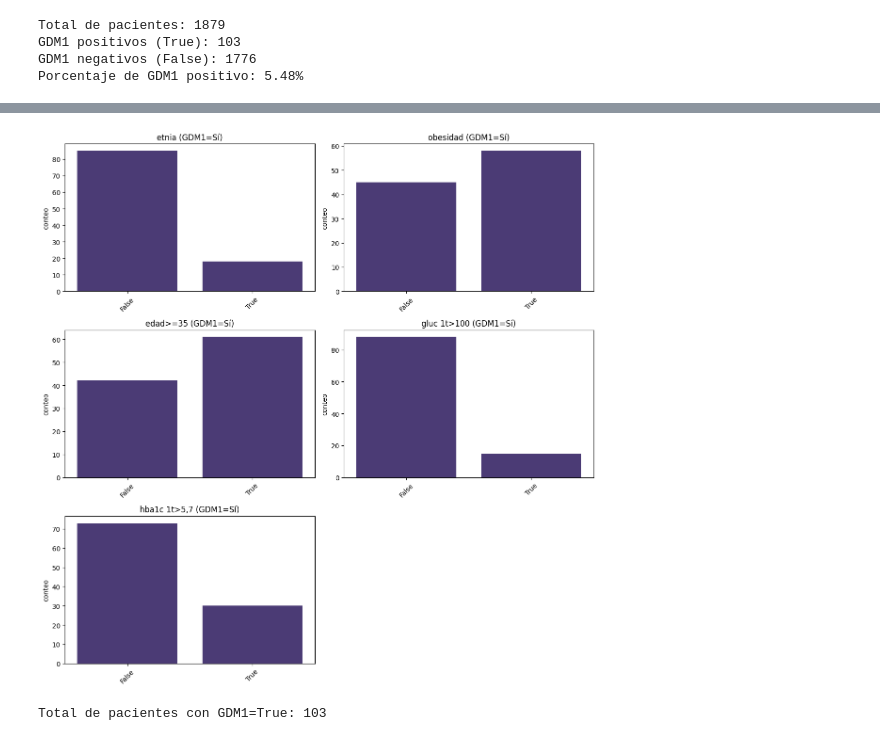
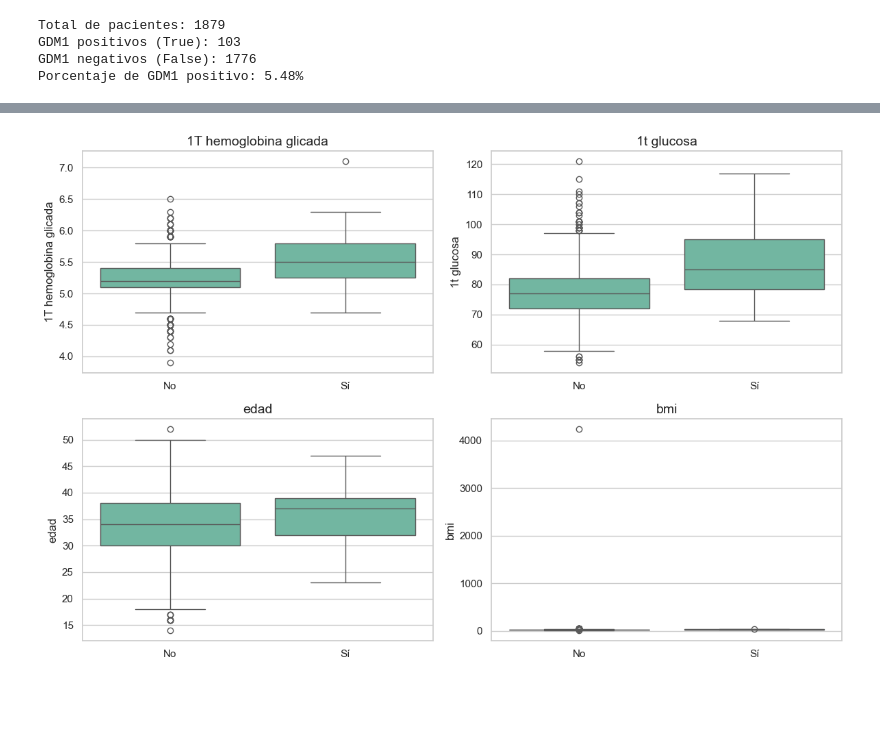
Before and after one commit to ml-Angel/Deteccion-Diabetes, a Jupyter notebook: 1. Analisis Inicial.ipynb, the cells around one changed output, grey strips where cells are left out. Saved outputs shown, nothing was run; the diff lists cells and outputs as text; code cells hidden in the pictures; blank space fills up the shorter version.

```diff
--- a/1. Analisis Inicial.ipynb
+++ b/1. Analisis Inicial.ipynb
@@ -344,4 +357,19 @@ Total de pacientes: 1879
 GDM1 positivos (True): 103
 GDM1 negativos (False): 1776
 Porcentaje de GDM1 positivo: 5.48%
+# %%
+def preparar_grid_graficos(n_plots, ncols=2, height_per_row=4):
+    """
+    Crea una cuadrícula de subplots y oculta automáticamente los ejes vacíos.
+    Devuelve la figura y únicamente la lista de ejes listos para usar.
+    """
+    nrows = (n_plots + ncols - 1) // ncols
+    fig, axes = plt.subplots(nrows, ncols, figsize=(12, height_per_row * nrows))
+    axes = axes.flatten()
+
+    # Ocultar ejes sobrantes por adelantado
+    for ax in axes[n_plots:]:
+        ax.axis("off")
+
+    return fig, axes[:n_plots] # Devolvemos solo los ejes útiles
 # %%
@@ -392,52 +393,21 @@ plt.show()
 # %%
-import seaborn as sns
-import matplotlib.pyplot as plt
+# Numéricas no binarias
+numeric_cols = [c for c in df_sin_analisis.columns if c != "GDM1" and pd.api.types.is_numeric_dtype(df_sin_analisis[c]) and not pd.api.types.is_bool_dtype(df_sin_analisis[c]) and df_sin_analisis[c].dropna().nunique() > 2]
 
-# Filtrar solo los datos con GDM1 = True
-df_gdm_positivos = df_sin_analisis[df_sin_analisis["GDM1"] == True].copy()
+df_box = df_sin_analisis[numeric_cols + ["GDM1"]].copy()
+df_box["GDM1"] = df_box["GDM1"].map({False: "No", True: "Sí"})
 
-# Variables a mostrar (todas categóricas/binarias)
-variables_mostrar = [
-    "etnia",
-    "obesidad",
-    "edad>=35",
-    "gluc 1t>100",
-    "hba1c 1t>5,7"
-]
+fig, ejes_utiles = preparar_grid_graficos(len(numeric_cols))
 
-# Verificar que todas las columnas existen
-faltantes = [v for v in variables_mostrar if v not in df_gdm_positivos.columns]
-if faltantes:
-    print(f"Advertencia: Faltan columnas {faltantes}")
-    variables_mostrar = [v for v in variables_mostrar if v in df_gdm_positivos.columns]
-
-n = len(variables_mostrar)
-ncols = 2
-nrows = (n + ncols - 1) // ncols
-
-fig, axes = plt.subplots(nrows, ncols, figsize=(12, 4 * nrows))
-axes = axes.flatten()
-
-color = sns.color_palette("viridis")[0]
-
-for ax, col in zip(axes, variables_mostrar):
-    sns.countplot(data=df_gdm_positivos, x=col, ax=ax, color=color)
-    ax.set_title(f"{col} (GDM1=Sí)")
+for ax, col in zip(ejes_utiles, numeric_cols):
+    sns.boxplot(data=df_box, x="GDM1", y=col, ax=ax, color=sns.color_palette("Set2")[0])
+    ax.set_title(col)
     ax.set_xlabel("")
-    ax.set_ylabel("conteo")
-    ax.tick_params(axis="x", rotation=45)
-
-# Ocultar ejes sobrantes
-for ax in axes[n:]:
-    ax.axis("off")
 
 plt.tight_layout()
 plt.show()
-
-print(f"\nTotal de pacientes con GDM1=True: {len(df_gdm_positivos)}")
 # %% [output]
-[figure, old version]
+[figure, new version]
-Total de pacientes con GDM1=True: 103
 # %%
 # Numéricas no binarias (excluye target y columnas con <=2 valores únicos)
 numeric_cols = [
```
Also changed, not shown: parts of 15 cells of this notebook.
